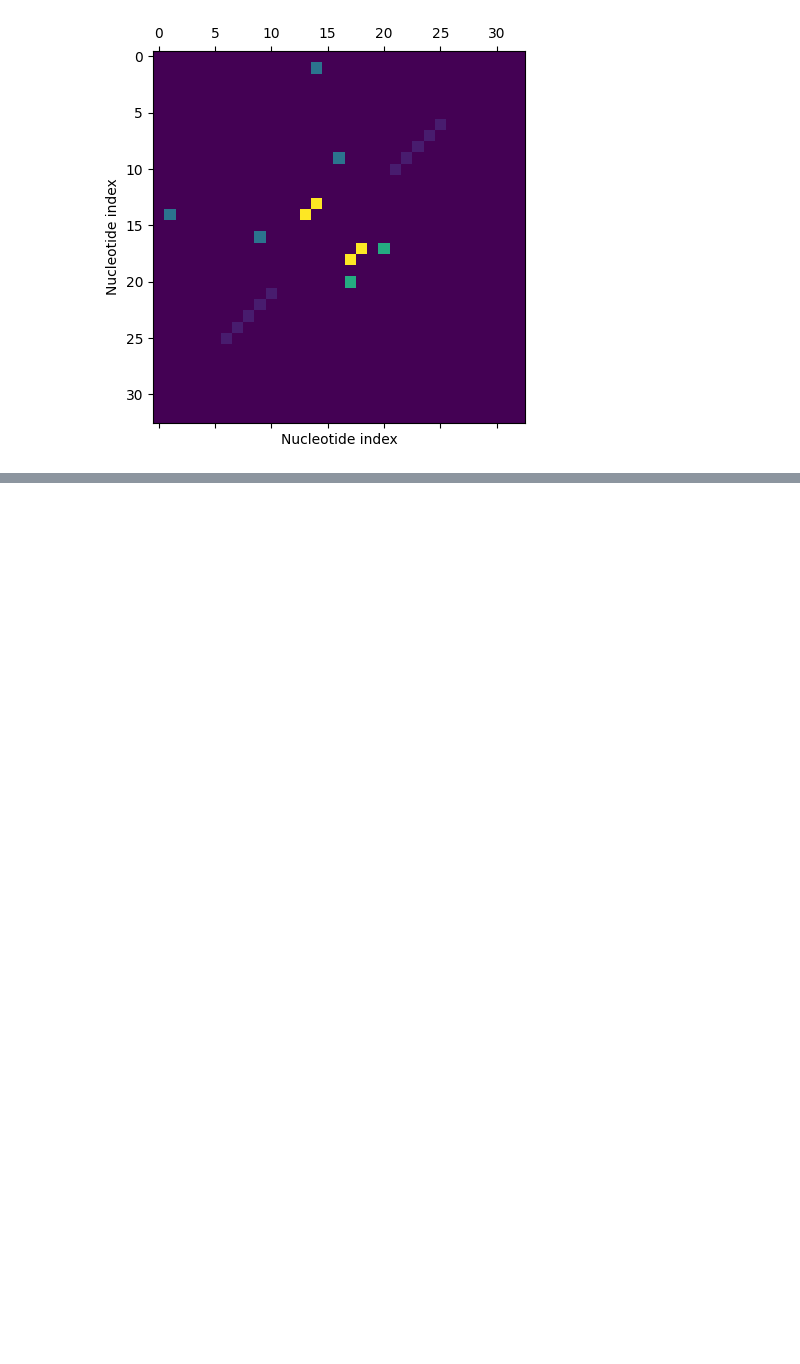
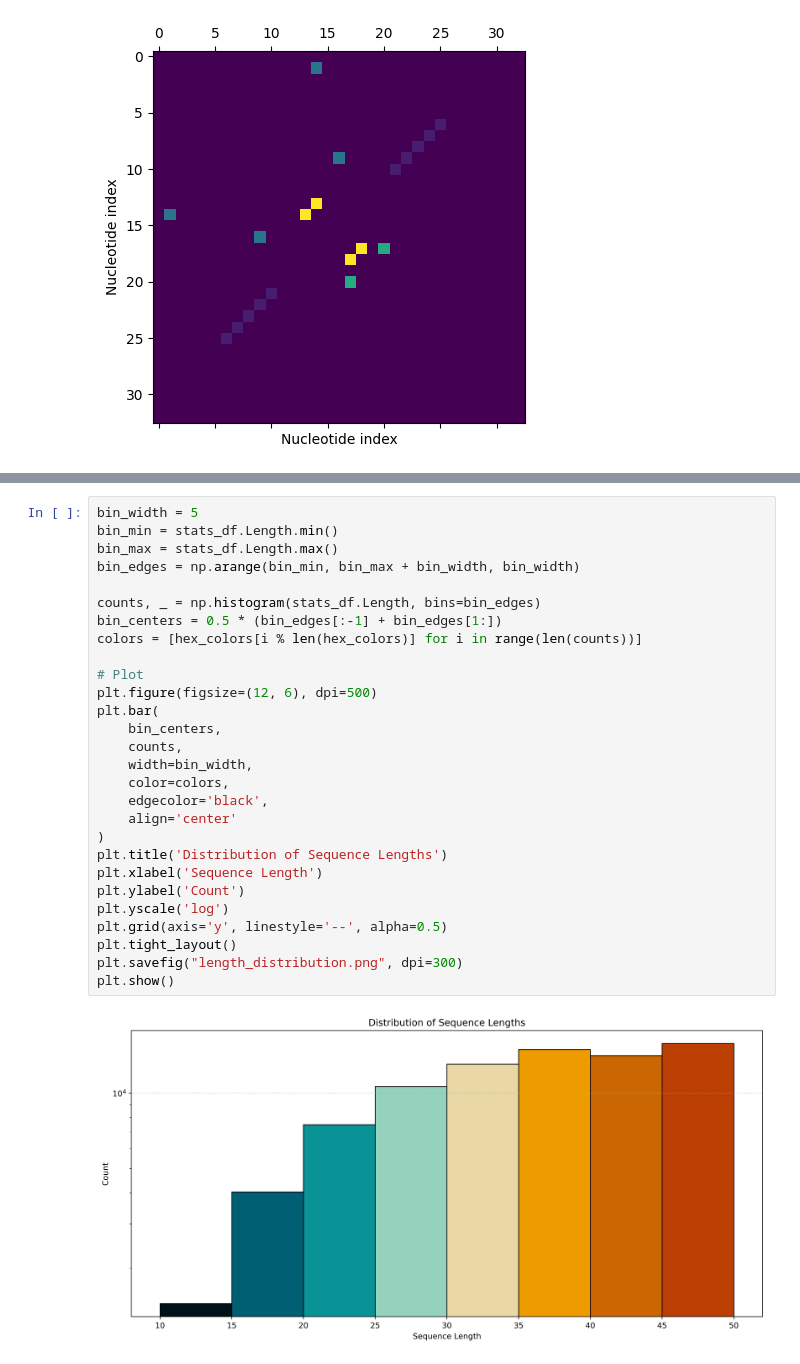
Before and after one commit to devolay/non-canonical-base-pair-prediction, a Jupyter notebook: notebooks/01_exploratory_analysis.ipynb, the cells around one changed output, grey strips where cells are left out. Cells and saved outputs as stored; diff of their text form; blank space fills up the shorter version.

```diff
--- a/notebooks/01_exploratory_analysis.ipynb
+++ b/notebooks/01_exploratory_analysis.ipynb
@@ -105,0 +100,30 @@ stats_df.sum().plot(kind='bar')
+# %%
+bin_width = 5
+bin_min = stats_df.Length.min()
+bin_max = stats_df.Length.max()
+bin_edges = np.arange(bin_min, bin_max + bin_width, bin_width)
+
+counts, _ = np.histogram(stats_df.Length, bins=bin_edges)
+bin_centers = 0.5 * (bin_edges[:-1] + bin_edges[1:])
+colors = [hex_colors[i % len(hex_colors)] for i in range(len(counts))]
+
+# Plot
+plt.figure(figsize=(12, 6), dpi=500)
+plt.bar(
+    bin_centers,
+    counts,
+    width=bin_width,
+    color=colors,
+    edgecolor='black',
+    align='center'
+)
+plt.title('Distribution of Sequence Lengths')
+plt.xlabel('Sequence Length')
+plt.ylabel('Count')
+plt.yscale('log')
+plt.grid(axis='y', linestyle='--', alpha=0.5)
+plt.tight_layout()
+plt.savefig("length_distribution.png", dpi=300)
+plt.show()
+# %% [output]
+[figure, added]
```
Also changed, not shown: parts of 11 cells of this notebook, 15 other files.
